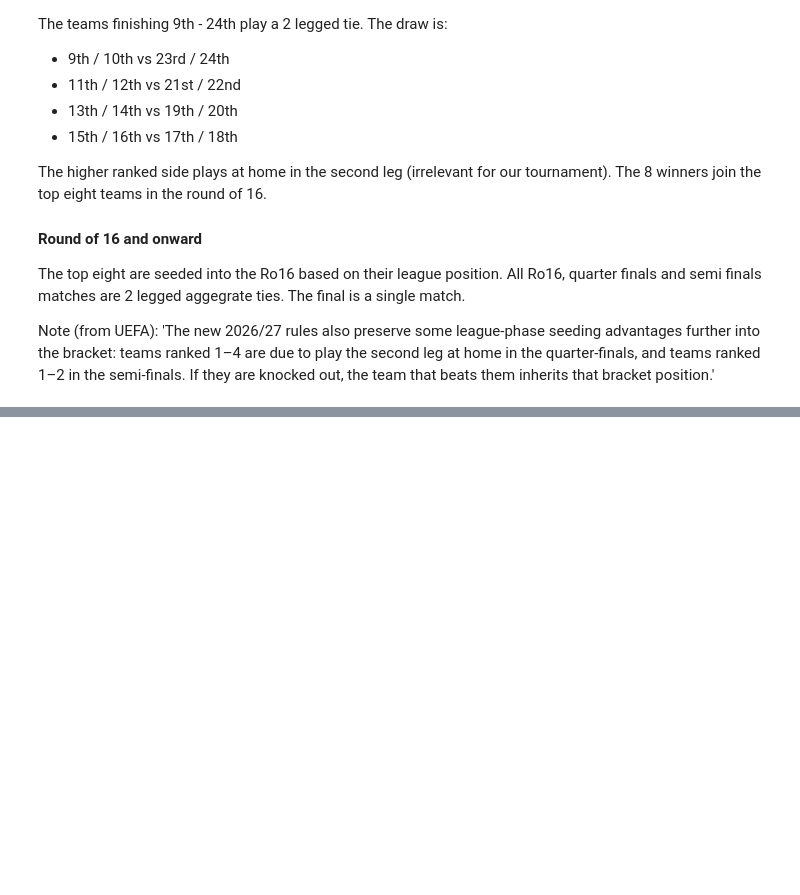
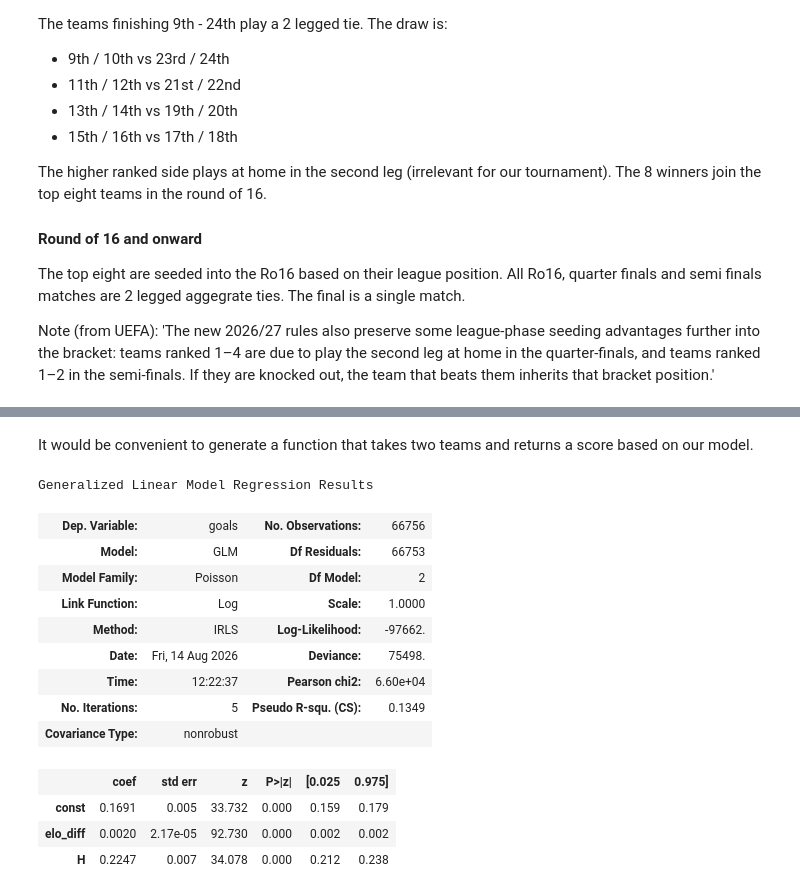
Before and after one commit to rohanhs568/UCL-MU-Predictor, a Jupyter notebook: notebooks/03_cl_simulations.ipynb, the cells around one changed output, grey strips where cells are left out. Drawn from its saved outputs; the diff is of its cells as text; code cells hidden in the pictures; blank space fills up the shorter version.

```diff
--- a/notebooks/03_cl_simulations.ipynb
+++ b/notebooks/03_cl_simulations.ipynb
@@ -129,0 +350,2 @@ Once done, simulating the actual group stage is fairly simple
+# %% [markdown]
+It would be convenient to generate a function that takes two teams and returns a score based on our model.
@@ -129,0 +489,37 @@ Once done, simulating the actual group stage is fairly simple
+# %%
+
+# final model using all historical data
+
+import statsmodels.api as sm
+
+full_train = ml_table.copy()
+
+X = full_train[["elo_diff", "H"]]
+y = full_train["goals"]
+
+X = sm.add_constant(X)
+
+forecast_model = sm.GLM(
+    y,
+    X,
+    family=sm.families.Poisson()
+)
+
+forecast_results = forecast_model.fit()
+
+forecast_results.summary()
+# %% [output]
+Generalized Linear Model Regression Results
+| Dep. Variable: | goals | No. Observations: | 66756 |
+| Model: | GLM | Df Residuals: | 66753 |
+| Model Family: | Poisson | Df Model: | 2 |
+| Link Function: | Log | Scale: | 1.0000 |
+| Method: | IRLS | Log-Likelihood: | -97662. |
+| Date: | Fri, 14 Aug 2026 | Deviance: | 75498. |
+| Time: | 12:22:37 | Pearson chi2: | 6.60e+04 |
+| No. Iterations: | 5 | Pseudo R-squ. (CS): | 0.1349 |
+| Covariance Type: | nonrobust |  |  |
+|  | coef | std err | z | P>|z| | [0.025 | 0.975] |
+| const | 0.1691 | 0.005 | 33.732 | 0.000 | 0.159 | 0.179 |
+| elo_diff | 0.0020 | 2.17e-05 | 92.730 | 0.000 | 0.002 | 0.002 |
+| H | 0.2247 | 0.007 | 34.078 | 0.000 | 0.212 | 0.238 |
```
Also changed, not shown: parts of 20 cells of this notebook.
